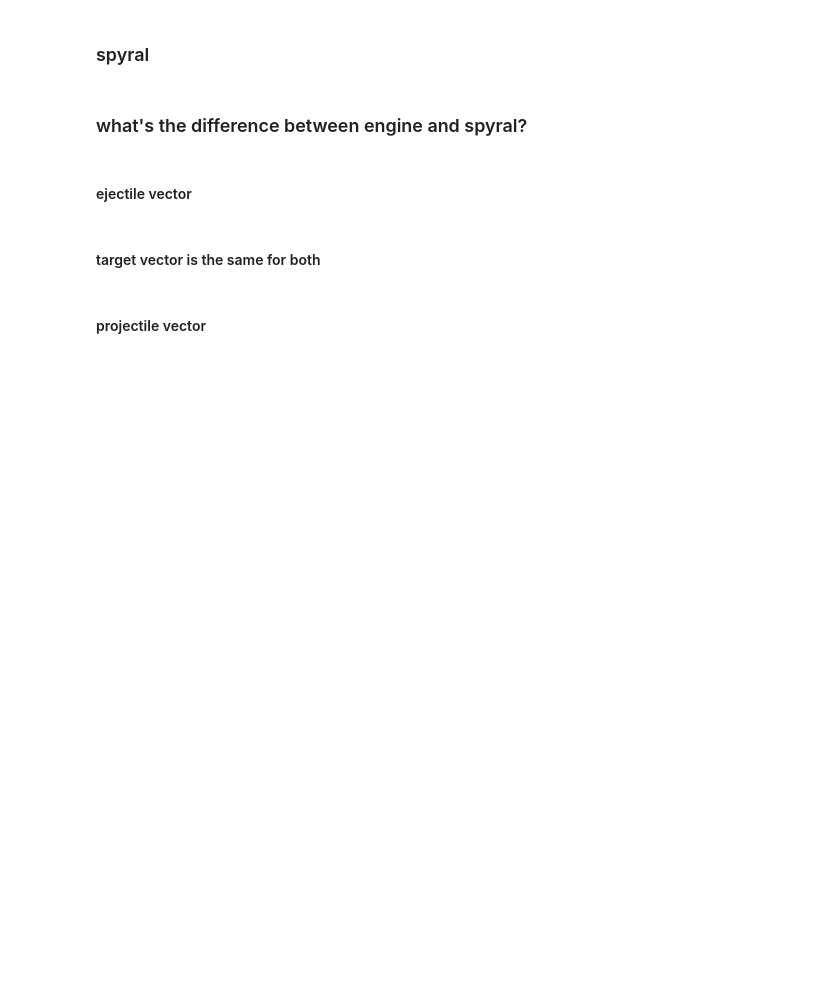
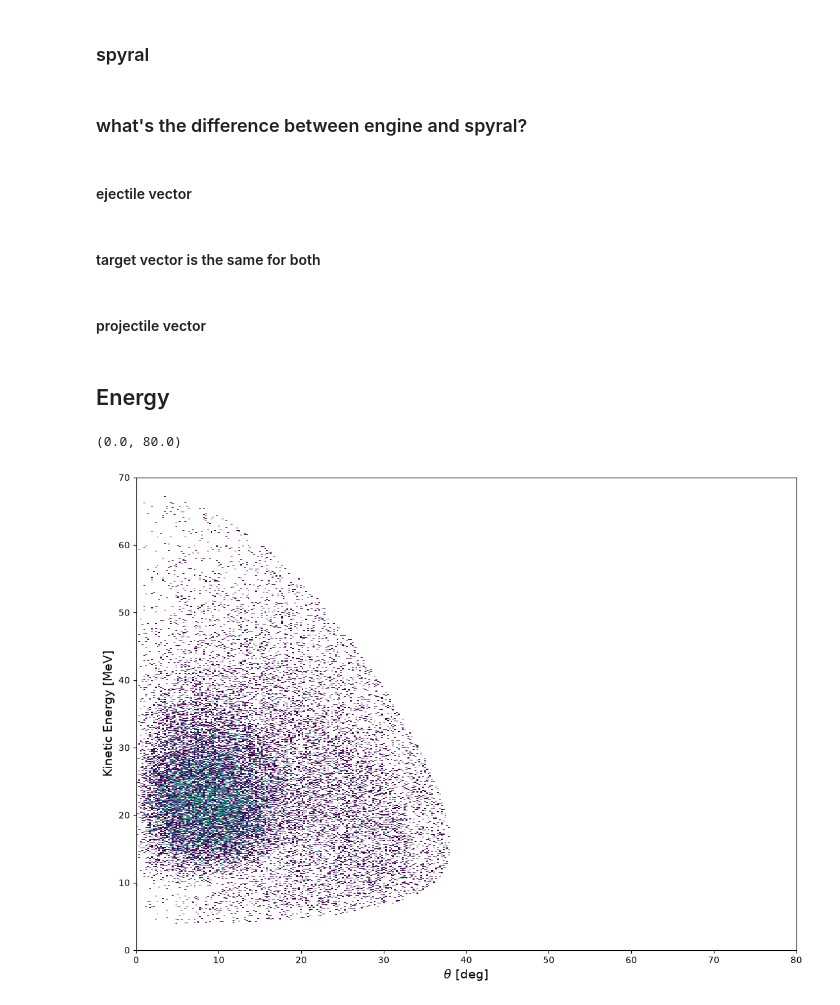
Before and after one commit to singhp99/e20020_engine, a Jupyter notebook: my_sim/examine_physics.ipynb, the cells around one changed output. Cells and saved outputs as stored; diff of their text form; code cells hidden in the pictures; blank space fills up the shorter version.

```diff
--- a/my_sim/examine_physics.ipynb
+++ b/my_sim/examine_physics.ipynb
@@ -362,3 +447,26 @@ Engine 16O excitation energy (missing): 18.89063032235572 MeV
 # print(projectile_vector_spy[0])
 # %%
 # print(ejectile.mass)
+# %% [markdown]
+## Energy
+# %%
+ke_theta = grammer.get_hist2d("ke_theta")
+ke_phi = grammer.get_hist2d("ke_phi")
+fig, ax = plt.subplots(1,1, constrained_layout=True)
+mesh = ax.pcolormesh(ke_theta.x_bins, ke_theta.y_bins, ke_theta.counts, norm="log")
+# ax.set_title("Kinetic Energy vs. Polar Angle")
+ax.set_xlabel(r"$\theta$ [deg]", fontsize = 14)
+ax.set_ylabel("Kinetic Energy [MeV]",fontsize = 14)
+# fig.colorbar(mesh, ax=ax)
+# for idx, ex in enumerate(residual_excitations):
+#     ax.plot(np.rad2deg(eject_kinematics[idx, :len(cm_angle_range), 0]), eject_kinematics[idx, :len(cm_angle_range), 1], label=f"Ex={ex:02} Upper Edge")
+#     # Fill idea thanks to D. Ramirez
+#     ax.fill(np.rad2deg(eject_kinematics[idx, :, 0]), eject_kinematics[idx, :, 1], label=f"Ex={ex:02} Band", alpha=0.2)
+fig.set_figheight(8.0)
+fig.set_figwidth(11.0)
+ax.set_ylim(0,70)
+ax.set_xlim(0,80)
+# ax.legend(fontsize=14)
+# %% [output]
+(0.0, 80.0)
+[figure, added]
```
Also changed, not shown: parts of 9 cells of this notebook, 3 other files.
